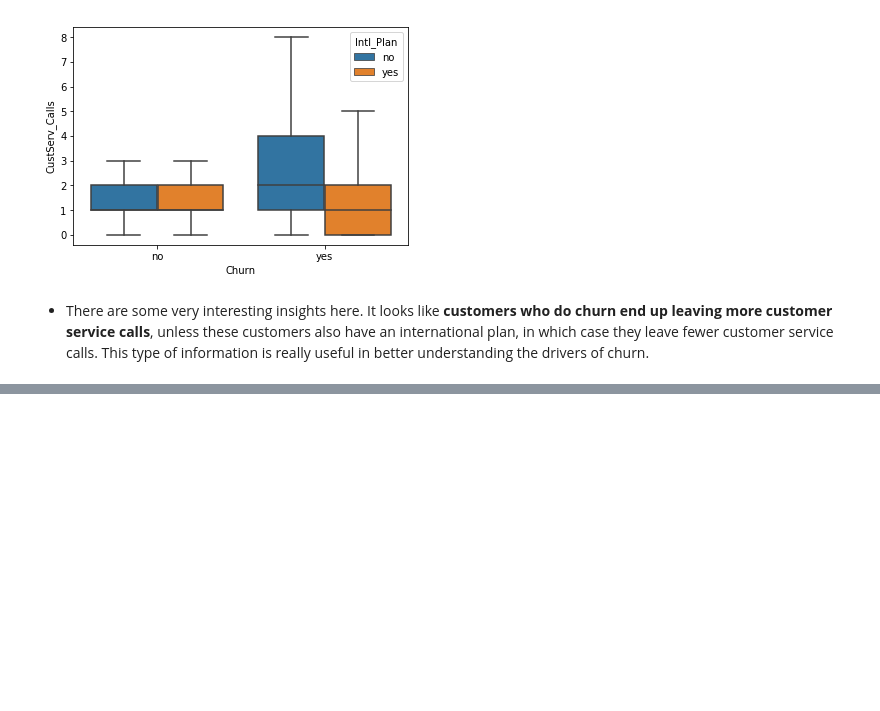
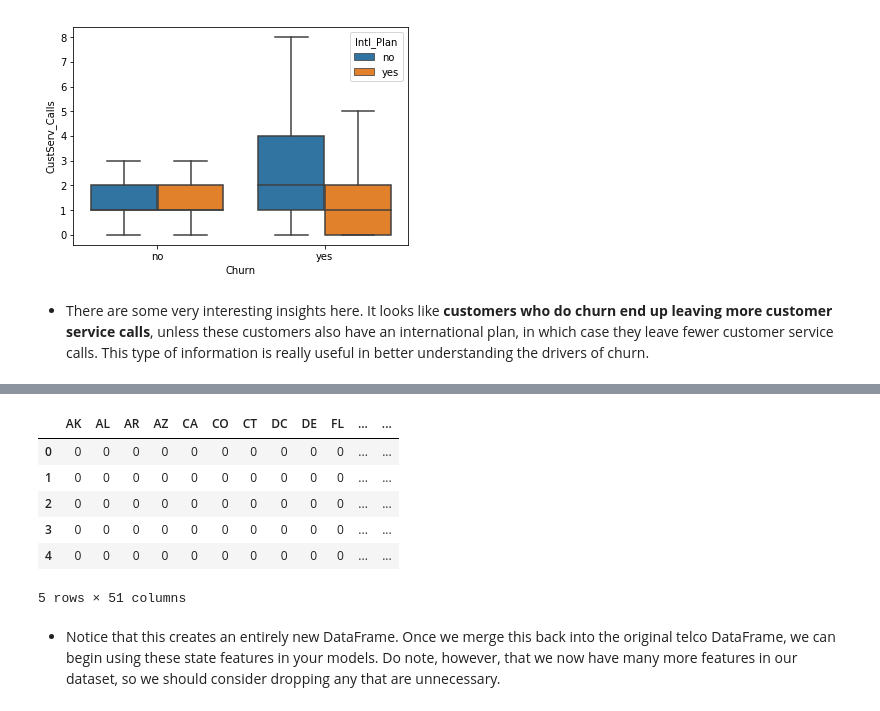
Before and after one commit to naikshubham/Predicting-Customer-Churn-, a Jupyter notebook: Customer Churn Prediction.ipynb, the cells around one changed output, grey strips where cells are left out. Saved outputs shown, nothing was run; the diff lists cells and outputs as text; code cells hidden in the pictures; blank space fills up the shorter version.

```diff
--- a/Customer Churn Prediction.ipynb
+++ b/Customer Churn Prediction.ipynb
@@ -160,0 +182,16 @@ plt.show()
+# %%
+# Replace 'no' with 0 and 'yes' with 1 in 'Vmail_Plan'
+telco['Vmail_Plan'] = telco['Vmail_Plan'].replace({'no':0, 'yes':1})
+
+# Replace 'no' with 0 and 'yes' with 1 in 'Churn'
+telco['Churn'] = telco['Churn'].replace({'no':0, 'yes':1})
+
+# Replace 'no' with 0 and 'yes' with 1 in 'Intl_Plan'
+telco['Intl_Plan'] = telco['Intl_Plan'].replace({'no':0, 'yes':1})
+
+# Print the results to verify
+print(telco['Vmail_Plan'].head())
+
+print(telco['Churn'].head())
+
+print(telco['Intl_Plan'].head())
@@ -160,0 +223,14 @@ plt.show()
+# %%
+# Perform one hot encoding on 'State'
+telco_state = pd.get_dummies(telco['State'])
+telco_state.head()
+# %% [output]
+|  | AK | AL | AR | AZ | CA | CO | CT | DC | DE | FL | ... | ... |
+| 0 | 0 | 0 | 0 | 0 | 0 | 0 | 0 | 0 | 0 | 0 | ... | ... |
+| 1 | 0 | 0 | 0 | 0 | 0 | 0 | 0 | 0 | 0 | 0 | ... | ... |
+| 2 | 0 | 0 | 0 | 0 | 0 | 0 | 0 | 0 | 0 | 0 | ... | ... |
+| 3 | 0 | 0 | 0 | 0 | 0 | 0 | 0 | 0 | 0 | 0 | ... | ... |
+| 4 | 0 | 0 | 0 | 0 | 0 | 0 | 0 | 0 | 0 | 0 | ... | ... |
+5 rows × 51 columns
+# %% [markdown]
+- Notice that this creates an entirely new DataFrame. Once we merge this back into the original telco DataFrame, we can begin using these state features in your models. Do note, however, that we now have many more features in our dataset, so we should consider dropping any that are unnecessary.
```
Also changed, not shown: parts of 11 cells of this notebook.
